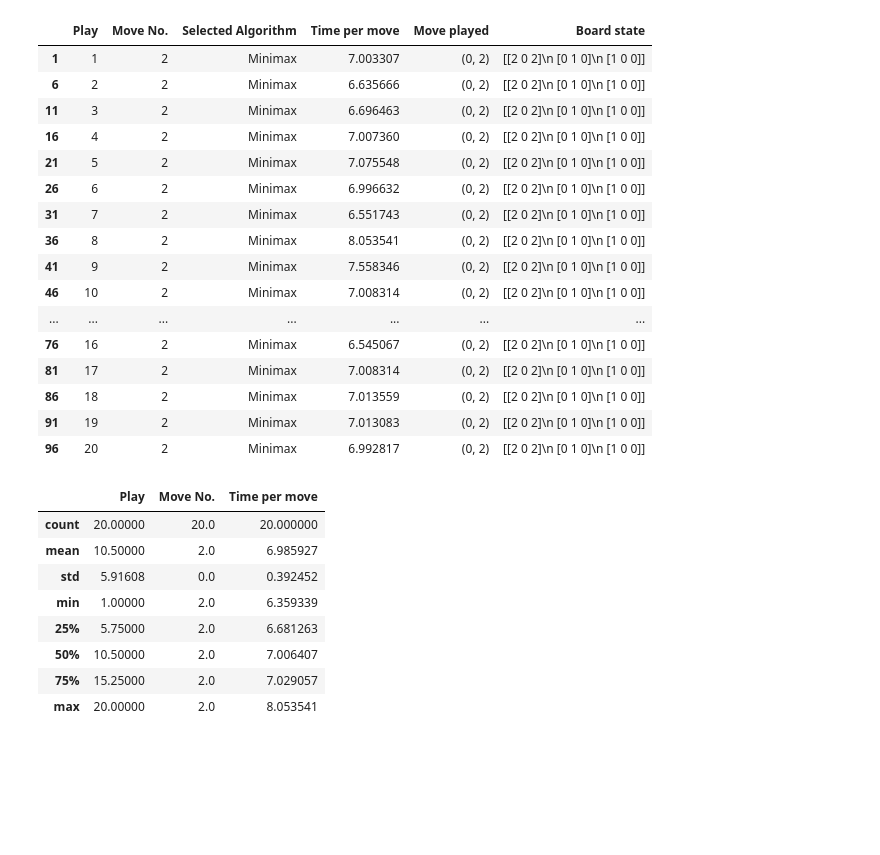
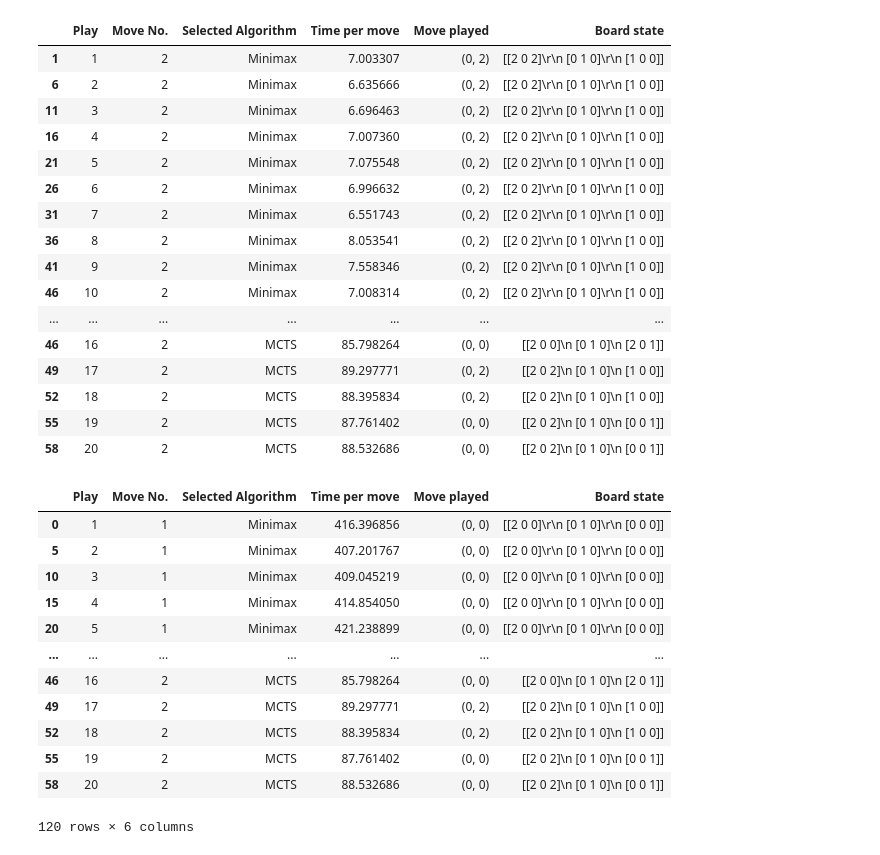
Before and after one commit to uservinhsoislearning/TicTacToeAI, a Jupyter notebook: Data/processing_data.ipynb, the cells around one changed output. Cells and saved outputs as stored; diff of their text form; code cells hidden in the pictures; blank space fills up the shorter version.

```diff
--- a/Data/processing_data.ipynb
+++ b/Data/processing_data.ipynb
@@ -54,34 +56,44 @@ first_move.describe()
 # %%
-second_move = data.loc[data['Move No.'] == 2]
+second_move = []
+for i in range(3):
+    tmp = data[i]
+    second_move.append(tmp.loc[tmp['Move No.'] == 2])
-# %%
-second_move
-# %% [output]
-|  | Play | Move No. | Selected Algorithm | Time per move | Move played | Board state |
-| 1 | 1 | 2 | Minimax | 7.003307 | (0, 2) | [[2 0 2]\n [0 1 0]\n [1 0 0]] |
-| 6 | 2 | 2 | Minimax | 6.635666 | (0, 2) | [[2 0 2]\n [0 1 0]\n [1 0 0]] |
-| 11 | 3 | 2 | Minimax | 6.696463 | (0, 2) | [[2 0 2]\n [0 1 0]\n [1 0 0]] |
-| 16 | 4 | 2 | Minimax | 7.007360 | (0, 2) | [[2 0 2]\n [0 1 0]\n [1 0 0]] |
-| 21 | 5 | 2 | Minimax | 7.075548 | (0, 2) | [[2 0 2]\n [0 1 0]\n [1 0 0]] |
-| 26 | 6 | 2 | Minimax | 6.996632 | (0, 2) | [[2 0 2]\n [0 1 0]\n [1 0 0]] |
-| 31 | 7 | 2 | Minimax | 6.551743 | (0, 2) | [[2 0 2]\n [0 1 0]\n [1 0 0]] |
-| 36 | 8 | 2 | Minimax | 8.053541 | (0, 2) | [[2 0 2]\n [0 1 0]\n [1 0 0]] |
-| 41 | 9 | 2 | Minimax | 7.558346 | (0, 2) | [[2 0 2]\n [0 1 0]\n [1 0 0]] |
-| 46 | 10 | 2 | Minimax | 7.008314 | (0, 2) | [[2 0 2]\n [0 1 0]\n [1 0 0]] |
-| ... | ... | ... | ... | ... | ... | ... |
-| 76 | 16 | 2 | Minimax | 6.545067 | (0, 2) | [[2 0 2]\n [0 1 0]\n [1 0 0]] |
-| 81 | 17 | 2 | Minimax | 7.008314 | (0, 2) | [[2 0 2]\n [0 1 0]\n [1 0 0]] |
-| 86 | 18 | 2 | Minimax | 7.013559 | (0, 2) | [[2 0 2]\n [0 1 0]\n [1 0 0]] |
-| 91 | 19 | 2 | Minimax | 7.013083 | (0, 2) | [[2 0 2]\n [0 1 0]\n [1 0 0]] |
-| 96 | 20 | 2 | Minimax | 6.992817 | (0, 2) | [[2 0 2]\n [0 1 0]\n [1 0 0]] |
-# %%
-second_move.describe()
-# %% [output]
-|  | Play | Move No. | Time per move |
-| count | 20.00000 | 20.0 | 20.000000 |
-| mean | 10.50000 | 2.0 | 6.985927 |
-| std | 5.91608 | 0.0 | 0.392452 |
-| min | 1.00000 | 2.0 | 6.359339 |
-| 25% | 5.75000 | 2.0 | 6.681263 |
-| 50% | 10.50000 | 2.0 | 7.006407 |
-| 75% | 15.25000 | 2.0 | 7.029057 |
-| max | 20.00000 | 2.0 | 8.053541 |
+# %%
+second_move_total = pd.concat([second_move[0],second_move[1],second_move[2]])
+# %%
+second_move_total
+# %% [output]
+|  | Play | Move No. | Selected Algorithm | Time per move | Move played | Board state |
+| 1 | 1 | 2 | Minimax | 7.003307 | (0, 2) | [[2 0 2]\r\n [0 1 0]\r\n [1 0 0]] |
+| 6 | 2 | 2 | Minimax | 6.635666 | (0, 2) | [[2 0 2]\r\n [0 1 0]\r\n [1 0 0]] |
+| 11 | 3 | 2 | Minimax | 6.696463 | (0, 2) | [[2 0 2]\r\n [0 1 0]\r\n [1 0 0]] |
+| 16 | 4 | 2 | Minimax | 7.007360 | (0, 2) | [[2 0 2]\r\n [0 1 0]\r\n [1 0 0]] |
+| 21 | 5 | 2 | Minimax | 7.075548 | (0, 2) | [[2 0 2]\r\n [0 1 0]\r\n [1 0 0]] |
+| 26 | 6 | 2 | Minimax | 6.996632 | (0, 2) | [[2 0 2]\r\n [0 1 0]\r\n [1 0 0]] |
+| 31 | 7 | 2 | Minimax | 6.551743 | (0, 2) | [[2 0 2]\r\n [0 1 0]\r\n [1 0 0]] |
+| 36 | 8 | 2 | Minimax | 8.053541 | (0, 2) | [[2 0 2]\r\n [0 1 0]\r\n [1 0 0]] |
+| 41 | 9 | 2 | Minimax | 7.558346 | (0, 2) | [[2 0 2]\r\n [0 1 0]\r\n [1 0 0]] |
+| 46 | 10 | 2 | Minimax | 7.008314 | (0, 2) | [[2 0 2]\r\n [0 1 0]\r\n [1 0 0]] |
+| ... | ... | ... | ... | ... | ... | ... |
+| 46 | 16 | 2 | MCTS | 85.798264 | (0, 0) | [[2 0 0]\n [0 1 0]\n [2 0 1]] |
+| 49 | 17 | 2 | MCTS | 89.297771 | (0, 2) | [[2 0 2]\n [0 1 0]\n [1 0 0]] |
+| 52 | 18 | 2 | MCTS | 88.395834 | (0, 2) | [[2 0 2]\n [0 1 0]\n [1 0 0]] |
+| 55 | 19 | 2 | MCTS | 87.761402 | (0, 0) | [[2 0 2]\n [0 1 0]\n [0 0 1]] |
+| 58 | 20 | 2 | MCTS | 88.532686 | (0, 0) | [[2 0 2]\n [0 1 0]\n [0 0 1]] |
+# %%
+total_move = pd.concat([first_move_total, second_move_total])
+total_move
+# %% [output]
+|  | Play | Move No. | Selected Algorithm | Time per move | Move played | Board state |
+| 0 | 1 | 1 | Minimax | 416.396856 | (0, 0) | [[2 0 0]\r\n [0 1 0]\r\n [0 0 0]] |
+| 5 | 2 | 1 | Minimax | 407.201767 | (0, 0) | [[2 0 0]\r\n [0 1 0]\r\n [0 0 0]] |
+| 10 | 3 | 1 | Minimax | 409.045219 | (0, 0) | [[2 0 0]\r\n [0 1 0]\r\n [0 0 0]] |
+| 15 | 4 | 1 | Minimax | 414.854050 | (0, 0) | [[2 0 0]\r\n [0 1 0]\r\n [0 0 0]] |
+| 20 | 5 | 1 | Minimax | 421.238899 | (0, 0) | [[2 0 0]\r\n [0 1 0]\r\n [0 0 0]] |
+| ... | ... | ... | ... | ... | ... | ... |
+| 46 | 16 | 2 | MCTS | 85.798264 | (0, 0) | [[2 0 0]\n [0 1 0]\n [2 0 1]] |
+| 49 | 17 | 2 | MCTS | 89.297771 | (0, 2) | [[2 0 2]\n [0 1 0]\n [1 0 0]] |
+| 52 | 18 | 2 | MCTS | 88.395834 | (0, 2) | [[2 0 2]\n [0 1 0]\n [1 0 0]] |
+| 55 | 19 | 2 | MCTS | 87.761402 | (0, 0) | [[2 0 2]\n [0 1 0]\n [0 0 1]] |
+| 58 | 20 | 2 | MCTS | 88.532686 | (0, 0) | [[2 0 2]\n [0 1 0]\n [0 0 1]] |
+120 rows × 6 columns
```
Also changed, not shown: parts of 9 cells of this notebook, 1 other file.
